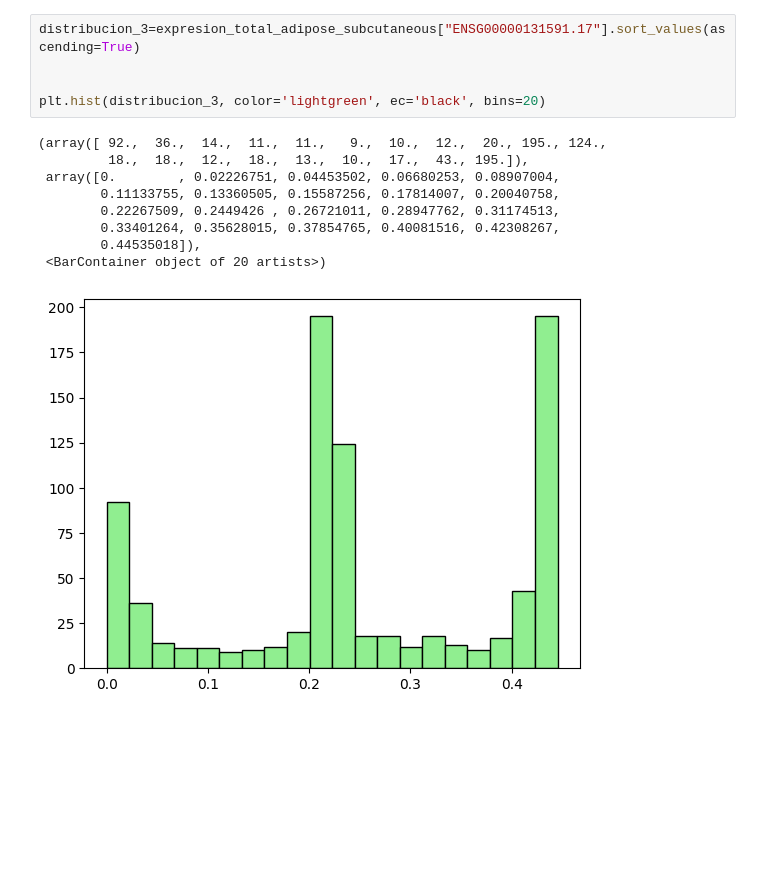
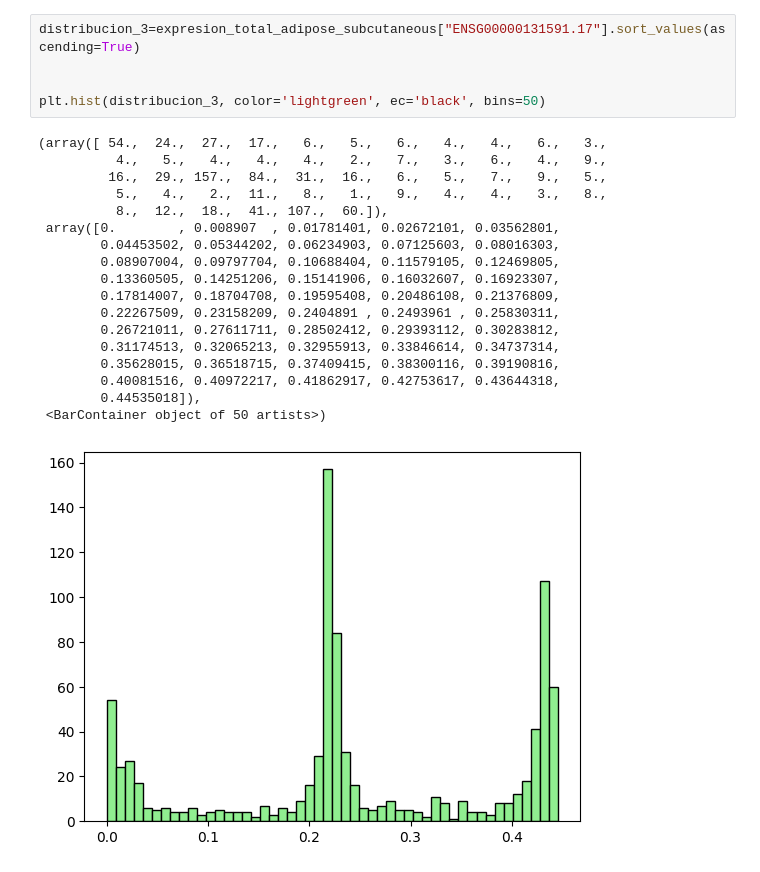
Before and after one commit to miguelgiralv/TFM, a Jupyter notebook: reports/distribucion_expresion_mashr.ipynb, the cells around one changed output. Saved outputs shown, nothing was run; the diff lists cells and outputs as text; blank space fills up the shorter version.

```diff
--- a/reports/distribucion_expresion_mashr.ipynb
+++ b/reports/distribucion_expresion_mashr.ipynb
@@ -45,15 +59,24 @@ plt.hist(distribucion_2, color='lightgreen', ec='black', bins=20)
 # %%
 distribucion_3=expresion_total_adipose_subcutaneous["ENSG00000131591.17"].sort_values(ascending=True)
 
 
-plt.hist(distribucion_3, color='lightgreen', ec='black', bins=20)
+plt.hist(distribucion_3, color='lightgreen', ec='black', bins=50)
 # %% [output]
-(array([ 92.,  36.,  14.,  11.,  11.,   9.,  10.,  12.,  20., 195., 124.,
-         18.,  18.,  12.,  18.,  13.,  10.,  17.,  43., 195.]),
- array([0.        , 0.02226751, 0.04453502, 0.06680253, 0.08907004,
-        0.11133755, 0.13360505, 0.15587256, 0.17814007, 0.20040758,
-        0.22267509, 0.2449426 , 0.26721011, 0.28947762, 0.31174513,
-        0.33401264, 0.35628015, 0.37854765, 0.40081516, 0.42308267,
+(array([ 54.,  24.,  27.,  17.,   6.,   5.,   6.,   4.,   4.,   6.,   3.,
+          4.,   5.,   4.,   4.,   4.,   2.,   7.,   3.,   6.,   4.,   9.,
+         16.,  29., 157.,  84.,  31.,  16.,   6.,   5.,   7.,   9.,   5.,
+          5.,   4.,   2.,  11.,   8.,   1.,   9.,   4.,   4.,   3.,   8.,
+          8.,  12.,  18.,  41., 107.,  60.]),
+ array([0.        , 0.008907  , 0.01781401, 0.02672101, 0.03562801,
+        0.04453502, 0.05344202, 0.06234903, 0.07125603, 0.08016303,
+        0.08907004, 0.09797704, 0.10688404, 0.11579105, 0.12469805,
+        0.13360505, 0.14251206, 0.15141906, 0.16032607, 0.16923307,
+        0.17814007, 0.18704708, 0.19595408, 0.20486108, 0.21376809,
+        0.22267509, 0.23158209, 0.2404891 , 0.2493961 , 0.25830311,
+        0.26721011, 0.27611711, 0.28502412, 0.29393112, 0.30283812,
+        0.31174513, 0.32065213, 0.32955913, 0.33846614, 0.34737314,
+        0.35628015, 0.36518715, 0.37409415, 0.38300116, 0.39190816,
+        0.40081516, 0.40972217, 0.41862917, 0.42753617, 0.43644318,
         0.44535018]),
- <BarContainer object of 20 artists>)
+ <BarContainer object of 50 artists>)
-[figure, old version]
+[figure, new version]
```
Also changed, not shown: parts of 2 cells of this notebook.
